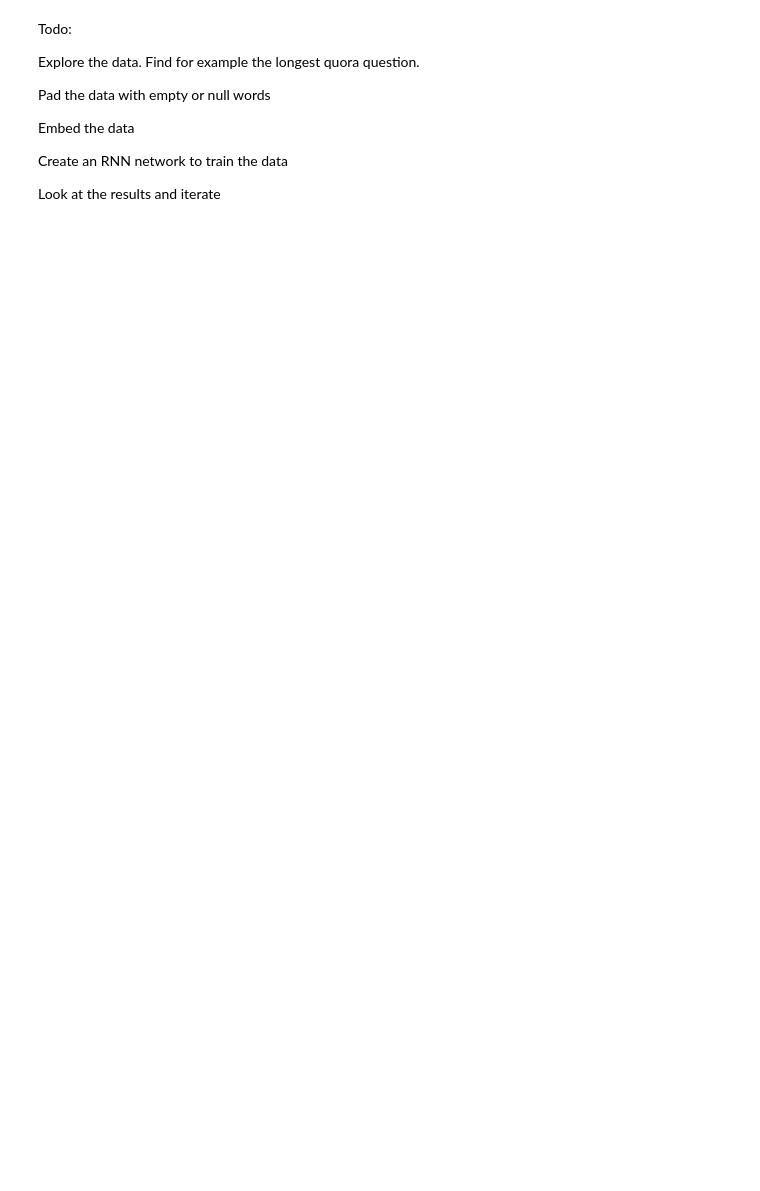
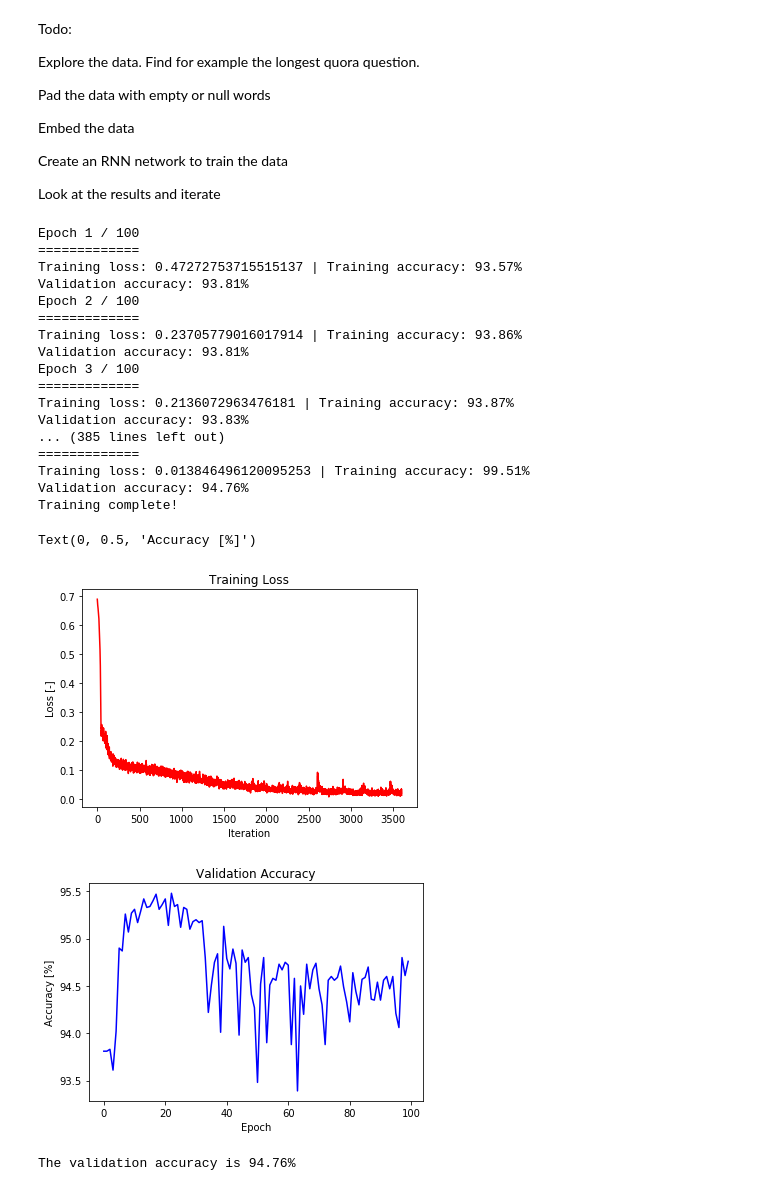
Before and after one commit to Dave-K1/Question_Classification, a Jupyter notebook: Exploration.ipynb, the cells around one changed output. Saved outputs shown, nothing was run; the diff lists cells and outputs as text; code cells hidden in the pictures; blank space fills up the shorter version.

```diff
--- a/Exploration.ipynb
+++ b/Exploration.ipynb
@@ -103,0 +152,5 @@ print('Finished loading word embeddings. {:.0f} words loaded.'.format(len(embedd
+# %%
+embeddings_File = './data/embeddings/glove.840B.300d/glove.840B.300d.txt'
+embeddings_dim = 300
+
+embeddings_matrix = load_embeddings(embeddings_File, embeddings_dim)
@@ -153,18 +218,16 @@ class Net(nn.Module):
 # %%
-def train(data_set, model, criterion, train_loader, validation_loader, optimizer, epochs=100):
+def train_model(data_set, model, criterion, train_loader, validation_loader, optimizer, epochs=100):
     model.train()
     loss_accuracy = {'training_loss':[], 'validation_accuracy':[], 'validation_precision':[], 'validation_recall':[]}
 
     for epoch in range(epochs):
-        clear_output(wait=True)
+        #clear_output(wait=True)
         print("Epoch {} / {}\n=============".format(epoch+1, epochs))
 
-        if epoch > 0:
-            print("Training loss: {}\nValidation accuracy: {:.2f}%".format(loss.item(), accuracy))
-            pass
 
+
+        train_correct = 0
         for x, y in train_loader:
-
             optimizer.zero_grad()
             ## Forward pass
             yhat = model(x)
@@ -174,6 +237,9 @@ def train(data_set, model, criterion, train_loader, validation_loader, optimizer
             loss.backward()
             ## Update weights
             optimizer.step()
+
+            yhat = np.where(yhat.detach().numpy() > 0.5, 1, 0)
+            train_correct += (yhat == y.numpy()).sum()
 
             loss_accuracy['training_loss'].append(loss.item())
 
@@ -187,6 +253,11 @@ def train(data_set, model, criterion, train_loader, validation_loader, optimizer
             accuracy = 100 * (correct / validation_loader.batch_size)
 
         loss_accuracy['validation_accuracy'].append(accuracy)
+
+        ## Print training loss and accuracy, and validation accuracy
+        train_acc = 100 * train_correct / len(train_loader.dataset)
+        print("Training loss: {} | Training accuracy: {:.2f}%\nValidation accuracy: {:.2f}%".format(loss.item(), train_acc, accuracy))
+
         model.train()
 
         ## Add precision and recall
@@ -195,40 +266,62 @@ def train(data_set, model, criterion, train_loader, validation_loader, optimizer
 
     return loss_accuracy
 # %%
-epochs = 50
-learning_rate = 0.01
+epochs = 100
+learning_rate = 0.0005
 
 ## Network dimensions
 D_in = embeddings_dim
-n_hidden_1 = 16
-n_hidden_2 = 16
+n_hidden_1 = 64
+n_hidden_2 = 32
 D_out = 1
+batch_size = 2500
 
 ## Load data
-train_loader = torch.utils.data.DataLoader(dataset=training_dataset, batch_size=8000, shuffle=True)
+train_loader = torch.utils.data.DataLoader(dataset=training_dataset, batch_size=batch_size, shuffle=True)
 validation_loader = torch.utils.data.DataLoader(dataset=validation_dataset, batch_size=len(validation_dataset), shuffle=False)
 
 ## Initialize model
-net = Net(D_in, n_hidden_1, n_hidden_2, D_out)
+net = Net(D_in, max_length, n_hidden_1,n_hidden_2, D_out)
 net.apply(weights_init)
 
 
-optimizer = torch.optim.SGD(net.parameters(), lr=learning_rate, momentum=0.9)
+optimizer = torch.optim.Adam(net.parameters(), lr=learning_rate)
 criterion = nn.BCELoss()
 
 ## Train the model
-loss_accuracy = train(training_dataset, net, criterion, train_loader, validation_loader, optimizer, epochs=epochs)
+loss_accuracy = train_model(training_dataset, net, criterion, train_loader, validation_loader, optimizer, epochs=epochs)
 
 
 ## Plots
 fig = plt.figure(1)
 plt.plot(loss_accuracy['training_loss'], color="red")
 plt.title("Training Loss")
 plt.xlabel("Iteration")
 plt.ylabel("Loss [-]")
 
 fig = plt.figure(2)
 plt.plot(loss_accuracy['validation_accuracy'], color="blue")
 plt.title("Validation Accuracy")
 plt.xlabel("Epoch")
 plt.ylabel("Accuracy [%]")
+# %% [output]
+Epoch 1 / 100
+=============
+Training loss: 0.47272753715515137 | Training accuracy: 93.57%
+Validation accuracy: 93.81%
+Epoch 2 / 100
+=============
+Training loss: 0.23705779016017914 | Training accuracy: 93.86%
+Validation accuracy: 93.81%
+Epoch 3 / 100
+=============
+Training loss: 0.2136072963476181 | Training accuracy: 93.87%
+Validation accuracy: 93.83%
+... (385 lines left out)
+=============
+Training loss: 0.013846496120095253 | Training accuracy: 99.51%
+Validation accuracy: 94.76%
+Training complete!
+Text(0, 0.5, 'Accuracy [%]')
+[figure, added]
+[figure, added]
@@ -234,0 +342,13 @@ plt.ylabel("Accuracy [%]")
+# %%
+net.eval()
+
+x = Variable(torch.LongTensor(np.array(validation_sequences_padded)))
+
+pred = net(x)
+predicted_labels = np.where(pred > 0.5, 1, 0)
+testing_labels = np.array(validation['target'])
+accuracy = accuracy_score(testing_labels, predicted_labels)
+
+print('The validation accuracy is {:.2f}%'.format(accuracy*100))
+# %% [output]
+The validation accuracy is 94.76%
```
Also changed, not shown: parts of 14 cells of this notebook.
